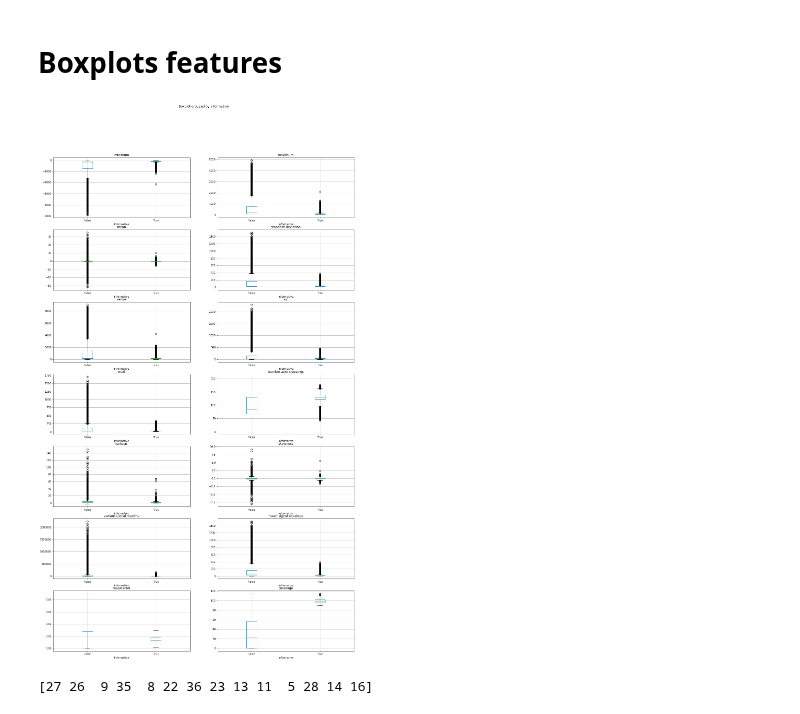
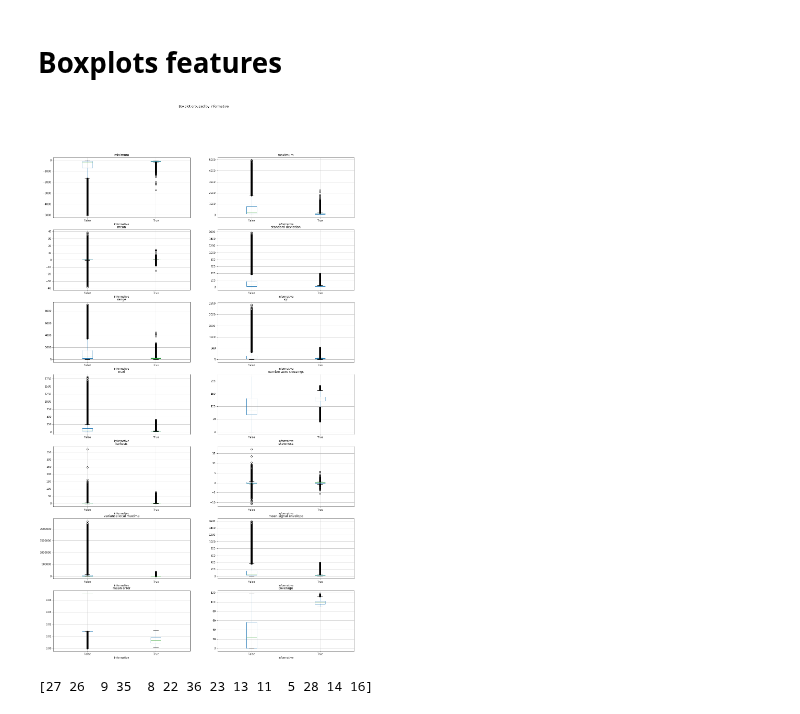
Before and after one commit to Zianor/Bachelorarbeit, a Jupyter notebook: Implementation/src/data_statistical_features.ipynb, the cells around one changed output. Saved outputs shown, nothing was run; the diff lists cells and outputs as text; code cells hidden in the pictures.

Commit message:
feat: used new method to get data as df

```diff
--- a/Implementation/src/data_statistical_features.ipynb
+++ b/Implementation/src/data_statistical_features.ipynb
@@ -27,26 +13,33 @@ patient_id = df.iloc[:, 16]
+# %%
+df = load_data_as_dataframe(segment_length=10, overlap_amount=0.9)
+
+features = df.iloc[:, 0:13]
+target = df['informative']
+mean_error = df['mean error']
+coverage = df['coverage']
+patient_id = df['patient_id']
 # %% [markdown]
 # Boxplots features
 # %%
-from data_statistical_features import Segment
-Segment.get_feature_name_array()
-
 fig, axes = plt.subplots(nrows=7, ncols=2, figsize=(20,35))
 
 df.boxplot(column=['minimum'],by='informative', ax=axes[0,0])
 df.boxplot(column=['maximum'],by='informative', ax=axes[0,1])
 df.boxplot(column=['mean'],by='informative', ax=axes[1,0])
 df.boxplot(column=['standard deviation'],by='informative', ax=axes[1,1])
 df.boxplot(column=['range'],by='informative', ax=axes[2,0])
 df.boxplot(column=['iqr'],by='informative', ax=axes[2,1])
 df.boxplot(column=['mad'],by='informative', ax=axes[3,0])
 df.boxplot(column=['number zero crossings'],by='informative', ax=axes[3,1])
 df.boxplot(column=['kurtosis'],by='informative', ax=axes[4,0])
 df.boxplot(column=['skewness'],by='informative', ax=axes[4,1])
 df.boxplot(column=['variance local maxima'],by='informative', ax=axes[5,0])
 df.boxplot(column=['mean signal envelope'],by='informative', ax=axes[5,1])
 df.boxplot(column=['mean error'],by='informative', ax=axes[6,0])
 df.boxplot(column=['coverage'],by='informative', ax=axes[6,1])
+# TODO: deal with inf values
+
 
 plt.show()
 # %% [output]
-[figure, old version]
+[figure, new version]
```
Also changed, not shown: parts of 3 cells of this notebook.
